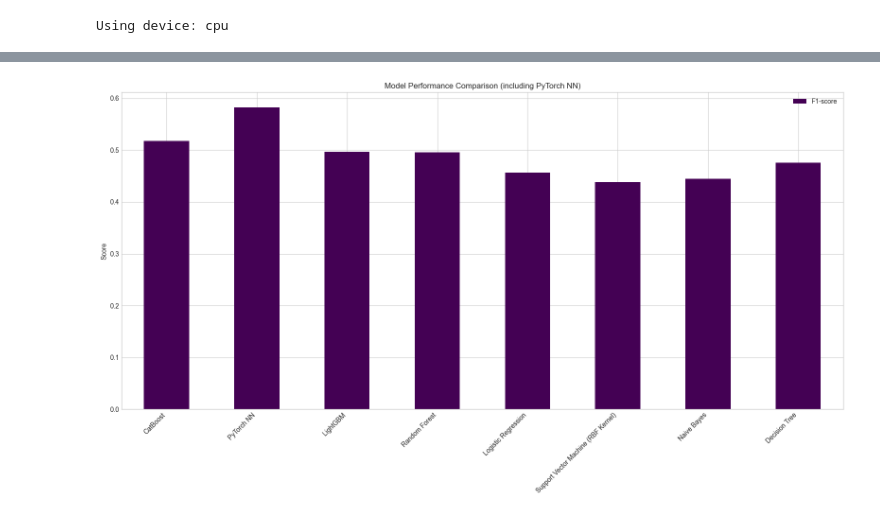
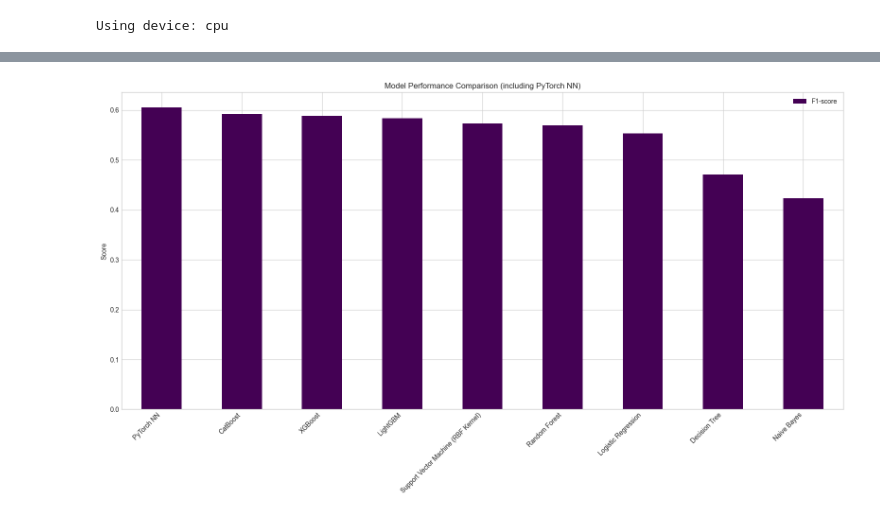
Before and after one commit to VivianOuou/Bank-Telemarketing, a Jupyter notebook: lxh/basline_log_smote.ipynb, the cells around one changed output, grey strips where cells are left out. Drawn from its saved outputs; the diff is of its cells as text; code cells hidden in the pictures.

```diff
--- a/lxh/basline_log_smote.ipynb
+++ b/lxh/basline_log_smote.ipynb
@@ -212,8 +213,8 @@ print(f"y_train shape: {y_train.shape}, y_test shape: {y_test.shape}")
 X_train shape: (33908, 18), X_test shape: (11303, 18)
 y_train shape: (33908,), y_test shape: (11303,)
 # %%
-preprocessor_smote = preprocessor.fit(X_train)
-X_train_processed = preprocessor_smote.transform(X_train)
+fitted_preprocessor = preprocessor.fit(X_train)
+X_train_processed = fitted_preprocessor.transform(X_train)
 
 # 检查是否是稀疏矩阵，如果是，则转换为稠密数组
 if hasattr(X_train_processed, "toarray"):
@@ -256,3 +257,6 @@ y
 1    0.5
 Name: proportion, dtype: float64
 [figure]
+# %%
+imbalance_ratio = np.sum(y_train == 0) / np.sum(y_train == 1)
+print(f"类别不平衡比例: {imbalance_ratio:.2f}")
@@ -294,22 +334,40 @@ confusion_matrices = {} # 存储混淆矩阵
 # %%
 # 修改模型训练循环以使用SMOTE处理后的数据
 for model_name, model in models.items():
-    print(f"\n--- Training and Evaluating: {model_name} with SMOTE ---")
+    print(f"\n--- Training and Evaluating: {model_name} ")
 
     if model_name == "CatBoost":
         # 对于CatBoost，我们直接使用原始数据并传递类别特征的索引
-        # 但使用SMOTE处理后的数据
-        #TODO：fix bug --是保留cat_features参数用smote数据，还是使用原数据保留catboost处理类别数据的优势
-        model_fit = model.fit(X_train_smote, y_train_smote, cat_features=categorical_indices)
+
+
+        model_fit = model.fit(X_train, y_train, cat_features=categorical_indices)
         # 预处理测试数据
         y_pred = model_fit.predict(X_test)
         y_pred_proba = model_fit.predict_proba(X_test)[:, 1]
+    elif model_name == "XGBoost":
+        #直接使用原始数据
+        # 对训练数据进行预处理(但不应用SMOTE)
+        X_train_processed_xgb = fitted_preprocessor.transform(X_train)
+        if hasattr(X_train_processed_xgb, "toarray"):
+            X_train_processed_xgb = X_train_processed_xgb.toarray()
+
+        # 使用处理后的原始数据(不平衡数据)训练XGBoost
+        model.fit(X_train_processed_xgb, y_train)
+
+        # 对测试数据进行预处理
+        X_test_processed = fitted_preprocessor.transform(X_test)
+        if hasattr(X_test_processed, "toarray"):
+            X_test_processed = X_test_processed.toarray()
+
+        # 预测
+        y_pred = model.predict(X_test_processed)
+        y_pred_proba = model.predict_proba(X_test_processed)[:, 1]
     elif model_name == "Naive Bayes":
         # 直接使用SMOTE处理后的数据
         model.fit(X_train_smote, y_train_smote)
 
         # 对测试数据进行预处理
-        X_test_processed = preprocessor_smote.transform(X_test)
+        X_test_processed = fitted_preprocessor.transform(X_test)
         if hasattr(X_test_processed, "toarray"):
             X_test_processed = X_test_processed.toarray()
 
@@ -320,7 +378,7 @@ for model_name, model in models.items():
         model.fit(X_train_smote, y_train_smote)
 
         # 对测试数据进行预处理
-        X_test_processed = preprocessor_smote.transform(X_test)
+        X_test_processed = fitted_preprocessor.transform(X_test)
         if hasattr(X_test_processed, "toarray"):
             X_test_processed = X_test_processed.toarray()
 
@@ -481,8 +451,8 @@ CatBoostError: 'data' is numpy array of floating point numerical type, it means
 # %% [markdown]
 尝试使用torch的基本MLP进行分类
 # %%
-preprocessor_smote = preprocessor.fit(X_train)
-X_train_processed = preprocessor_smote.transform(X_train)
+fitted_preprocessor = preprocessor.fit(X_train)
+X_train_processed = fitted_preprocessor.transform(X_train)
 if hasattr(X_train_processed, "toarray"):
     X_train_processed_dense = X_train_processed.toarray()
 else:
@@ -491,7 +461,7 @@ smote = SMOTE(random_state=42)
 X_train_smote, y_train_smote = smote.fit_resample(X_train_processed_dense, y_train)
 
 # 处理测试数据
-X_test_processed = preprocessor_smote.transform(X_test)
+X_test_processed = fitted_preprocessor.transform(X_test)
 if hasattr(X_test_processed, "toarray"):
     X_test_processed_dense = X_test_processed.toarray()
     print("测试集稀疏矩阵转换为稠密数组")
@@ -779,11 +747,13 @@ plt.show()
 # %%
 #只绘制F1-score列
+results_df = results_df.sort_values(by="F1-score", ascending=False) # 按照Recall降序排序
+
 results_df["F1-score"].plot(kind='bar', figsize=(16, 9), colormap='viridis') # 调整了图形大小
 plt.title('Model Performance Comparison (including PyTorch NN)')
 plt.ylabel('Score')
 plt.xticks(rotation=45, ha='right')
 plt.legend(loc='best') # 调整legend位置
 plt.tight_layout()
 plt.show()
 # %% [output]
-[figure, old version]
+[figure, new version]
```
Also changed, not shown: parts of 18 cells of this notebook, 8 other files.
